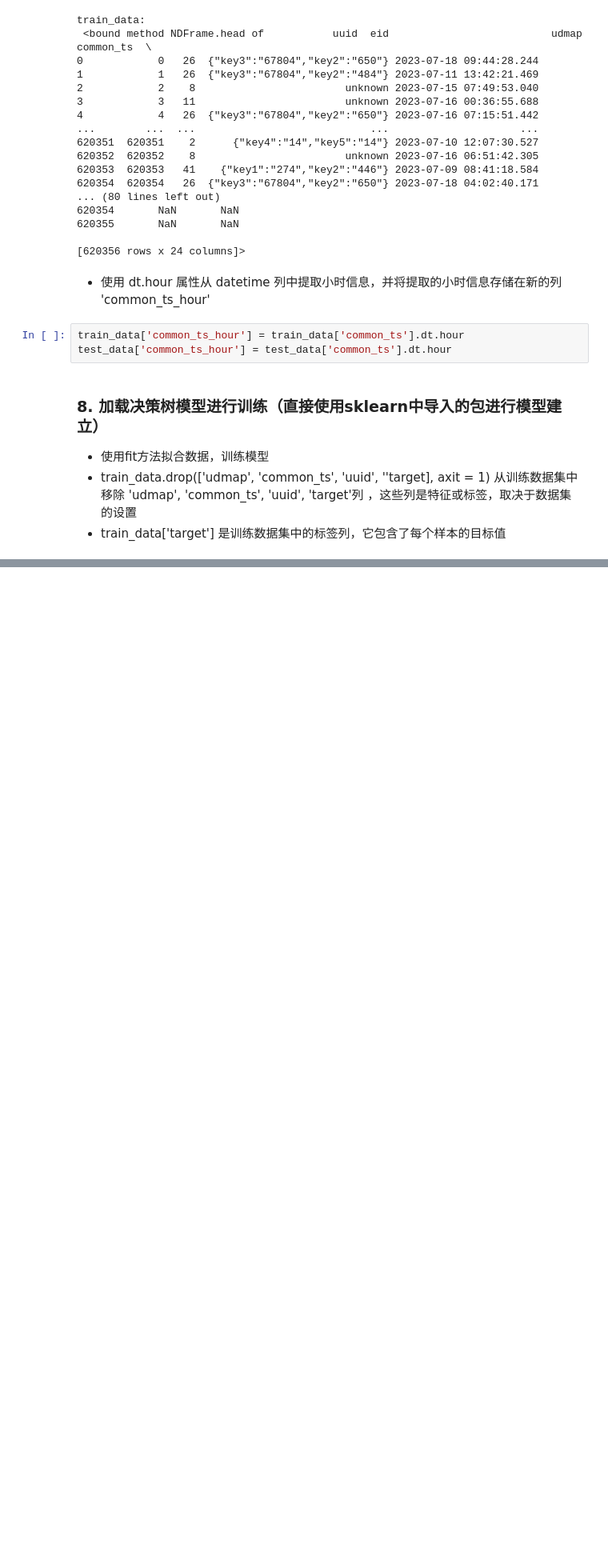
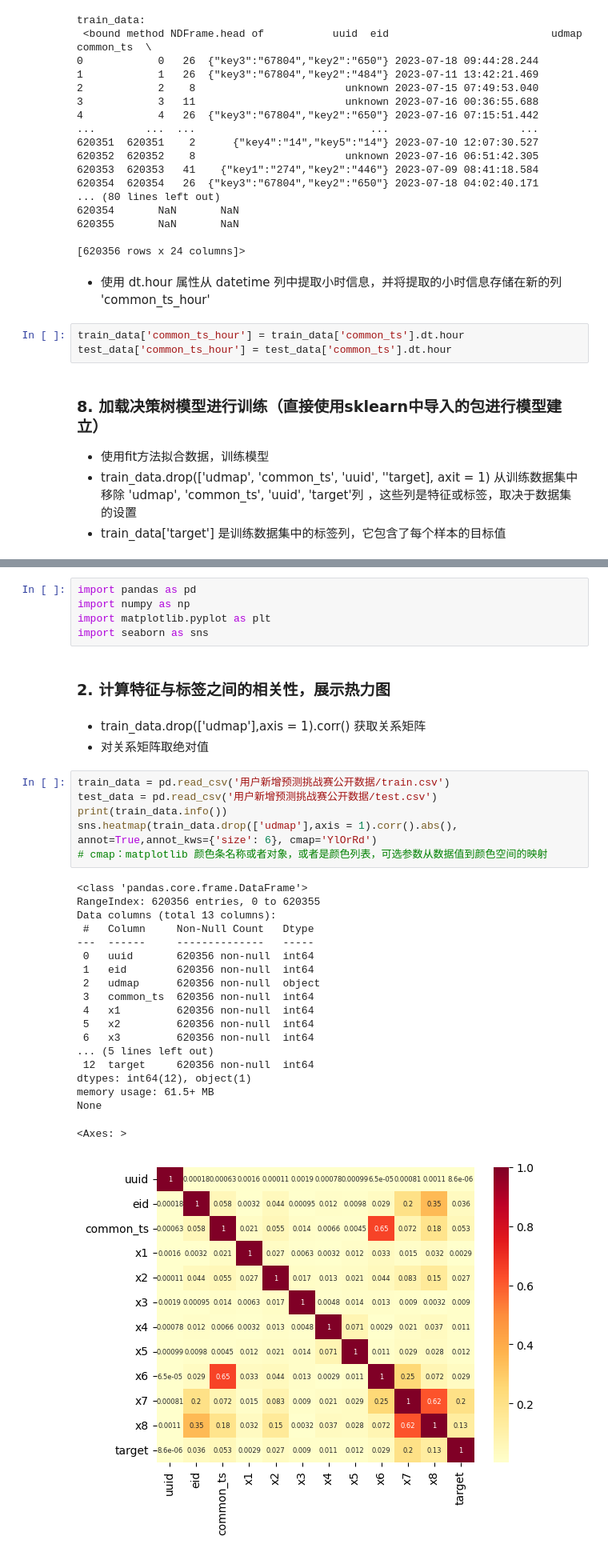
Before and after one commit to Helium-327/MyNote, a Jupyter notebook: Machine_Learning/challenge_xfyun/用户新增预测挑战赛.ipynb, the cells around one changed output, grey strips where cells are left out. Shown at 80% size. Saved outputs shown, nothing was run; the diff lists cells and outputs as text; blank space fills up the shorter version.

```diff
--- a/Machine_Learning/challenge_xfyun/用户新增预测挑战赛.ipynb
+++ b/Machine_Learning/challenge_xfyun/用户新增预测挑战赛.ipynb
@@ -303,0 +360,36 @@ DecisionTreeClassifier()
+# %%
+import pandas as pd
+import numpy as np
+import matplotlib.pyplot as plt
+import seaborn as sns
+# %% [markdown]
+### 2. 计算特征与标签之间的相关性，展示热力图
+# %% [markdown]
+- train_data.drop(['udmap'],axis = 1).corr() 获取关系矩阵
+- 对关系矩阵取绝对值
+# %%
+train_data = pd.read_csv('用户新增预测挑战赛公开数据/train.csv')
+test_data = pd.read_csv('用户新增预测挑战赛公开数据/test.csv')
+print(train_data.info())
+sns.heatmap(train_data.drop(['udmap'],axis = 1).corr().abs(), annot=True,annot_kws={'size': 6}, cmap='YlOrRd')
+# cmap：matplotlib 颜色条名称或者对象，或者是颜色列表，可选参数从数据值到颜色空间的映射
+# %% [output]
+<class 'pandas.core.frame.DataFrame'>
+RangeIndex: 620356 entries, 0 to 620355
+Data columns (total 13 columns):
+ #   Column     Non-Null Count   Dtype
+---  ------     --------------   -----
+ 0   uuid       620356 non-null  int64
+ 1   eid        620356 non-null  int64
+ 2   udmap      620356 non-null  object
+ 3   common_ts  620356 non-null  int64
+ 4   x1         620356 non-null  int64
+ 5   x2         620356 non-null  int64
+ 6   x3         620356 non-null  int64
+... (5 lines left out)
+ 12  target     620356 non-null  int64
+dtypes: int64(12), object(1)
+memory usage: 61.5+ MB
+None
+<Axes: >
+[figure, added]
```
Also changed, not shown: parts of 15 cells of this notebook, 1 other file.
